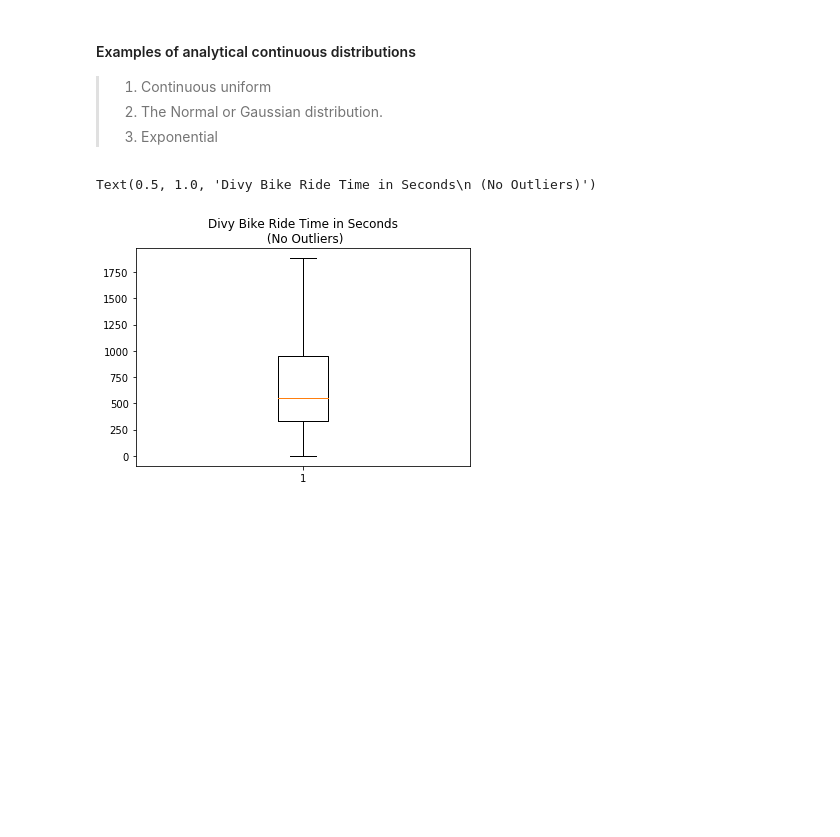
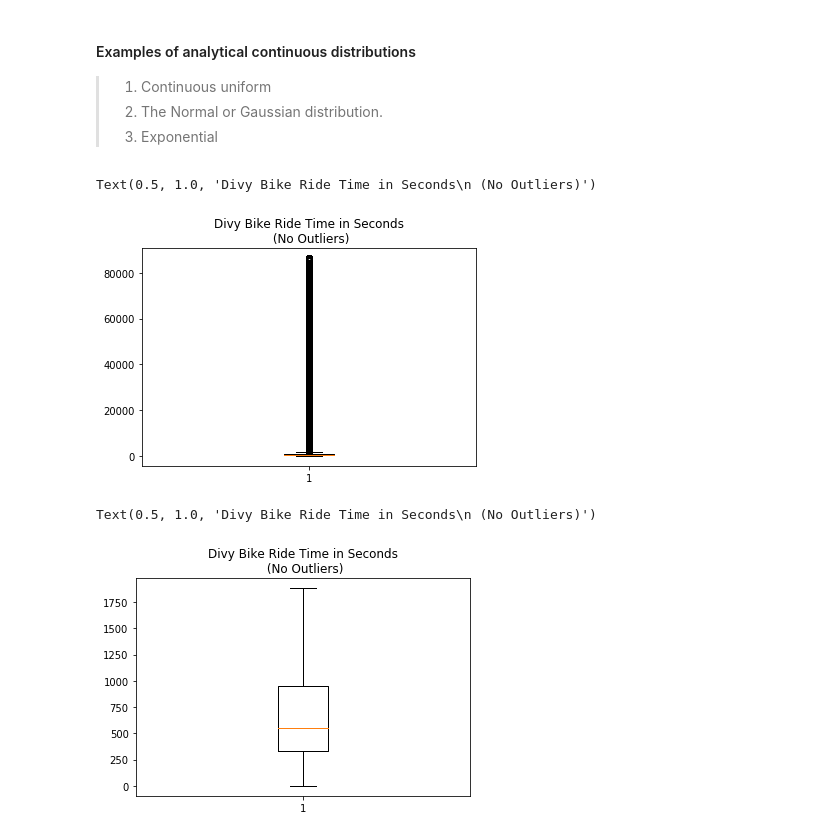
Before and after one commit to Caellwyn/distributions_ds-west-082420, a Jupyter notebook: index.ipynb, the cells around one changed output. Cells and saved outputs as stored; diff of their text form; code cells hidden in the pictures; blank space fills up the shorter version.

```diff
--- a/index.ipynb
+++ b/index.ipynb
@@ -115 +119,11 @@ With a continous distribution, the set of possible results is an infinite set of
+# %%
+#__SOLUTION__
+import matplotlib.pyplot as plt
+fig, ax = plt.subplots()
+
+ax.boxplot(divy_trips.ride_time);
+ax.set_title("Divy Bike Ride Time in Seconds\n (No Outliers)")
+# %% [output]
+Text(0.5, 1.0, 'Divy Bike Ride Time in Seconds\n (No Outliers)')
+[figure, added]
 # %%
```
Also changed, not shown: parts of 7 cells of this notebook, 29 other files.
